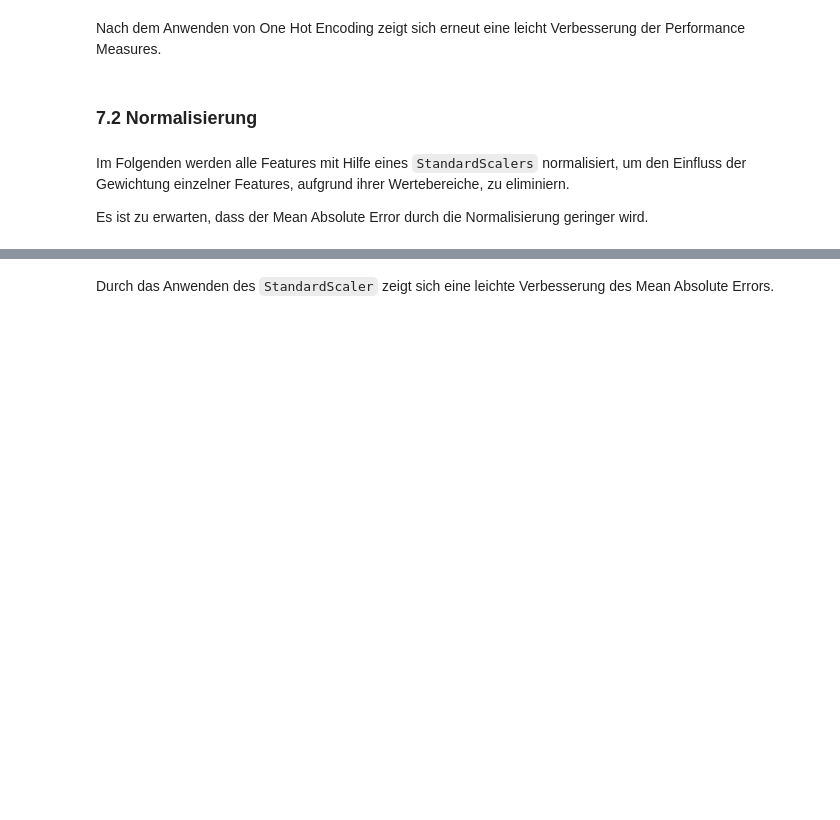
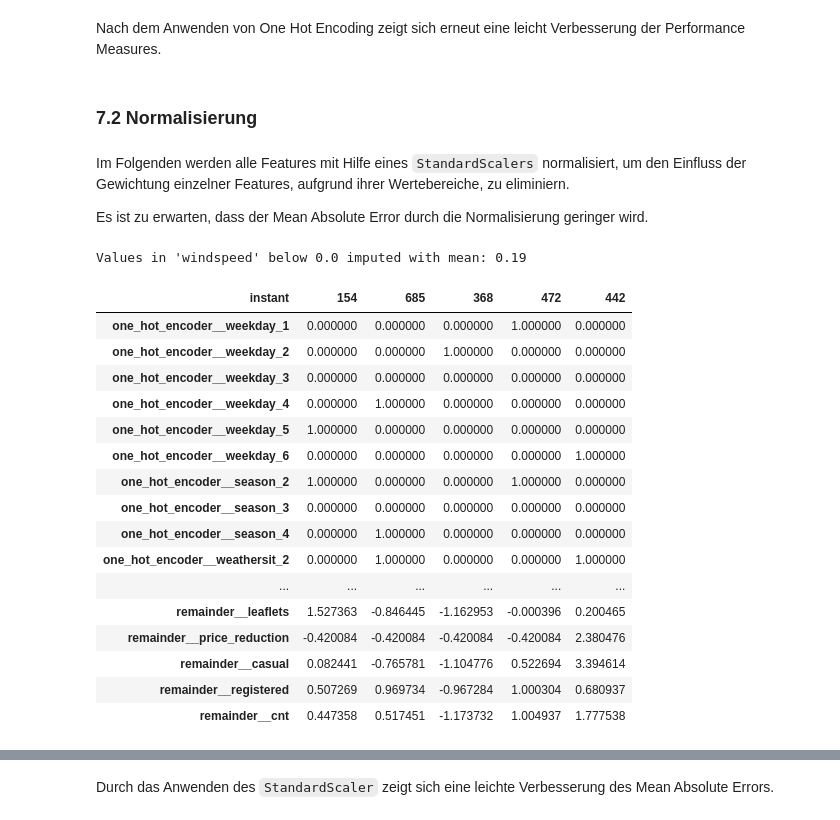
Before and after one commit to DavidRmn/introduction-data-science, a Jupyter notebook: project/task_2.ipynb, the cells around one changed output, grey strips where cells are left out. Drawn from its saved outputs; the diff is of its cells as text; code cells hidden in the pictures; blank space fills up the shorter version.

```diff
--- a/project/task_2.ipynb
+++ b/project/task_2.ipynb
@@ -717,0 +869,4 @@ result = pd.DataFrame(result, columns=result_features, index=filtered_indices)
+# %%
+processed_data = pipeline.fit_transform(train_data_outliers_removed[features])
+# %% [output]
+Values in 'windspeed' below 0.0 imputed with mean: 0.19
@@ -718,2 +877,20 @@ result = pd.DataFrame(result, columns=result_features, index=filtered_indices)
 # %%
-result.head().T
+processed_data.head().T
+# %% [output]
+| instant | 154 | 685 | 368 | 472 | 442 |
+| one_hot_encoder__weekday_1 | 0.000000 | 0.000000 | 0.000000 | 1.000000 | 0.000000 |
+| one_hot_encoder__weekday_2 | 0.000000 | 0.000000 | 1.000000 | 0.000000 | 0.000000 |
+| one_hot_encoder__weekday_3 | 0.000000 | 0.000000 | 0.000000 | 0.000000 | 0.000000 |
+| one_hot_encoder__weekday_4 | 0.000000 | 1.000000 | 0.000000 | 0.000000 | 0.000000 |
+| one_hot_encoder__weekday_5 | 1.000000 | 0.000000 | 0.000000 | 0.000000 | 0.000000 |
+| one_hot_encoder__weekday_6 | 0.000000 | 0.000000 | 0.000000 | 0.000000 | 1.000000 |
+| one_hot_encoder__season_2 | 1.000000 | 0.000000 | 0.000000 | 1.000000 | 0.000000 |
+| one_hot_encoder__season_3 | 0.000000 | 0.000000 | 0.000000 | 0.000000 | 0.000000 |
+| one_hot_encoder__season_4 | 0.000000 | 1.000000 | 0.000000 | 0.000000 | 0.000000 |
+| one_hot_encoder__weathersit_2 | 0.000000 | 1.000000 | 0.000000 | 0.000000 | 1.000000 |
+| ... | ... | ... | ... | ... | ... |
+| remainder__leaflets | 1.527363 | -0.846445 | -1.162953 | -0.000396 | 0.200465 |
+| remainder__price_reduction | -0.420084 | -0.420084 | -0.420084 | -0.420084 | 2.380476 |
+| remainder__casual | 0.082441 | -0.765781 | -1.104776 | 0.522694 | 3.394614 |
+| remainder__registered | 0.507269 | 0.969734 | -0.967284 | 1.000304 | 0.680937 |
+| remainder__cnt | 0.447358 | 0.517451 | -1.173732 | 1.004937 | 1.777538 |
```
Also changed, not shown: parts of 48 cells of this notebook.
